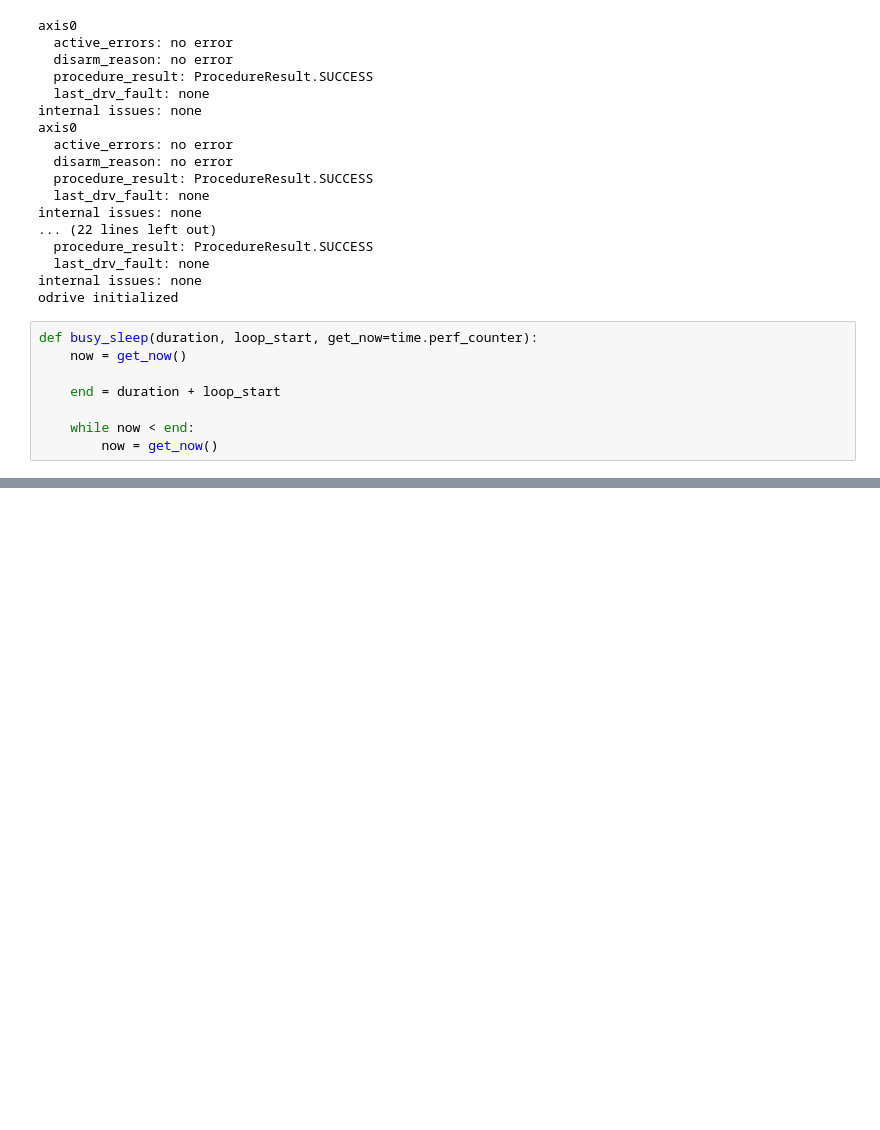
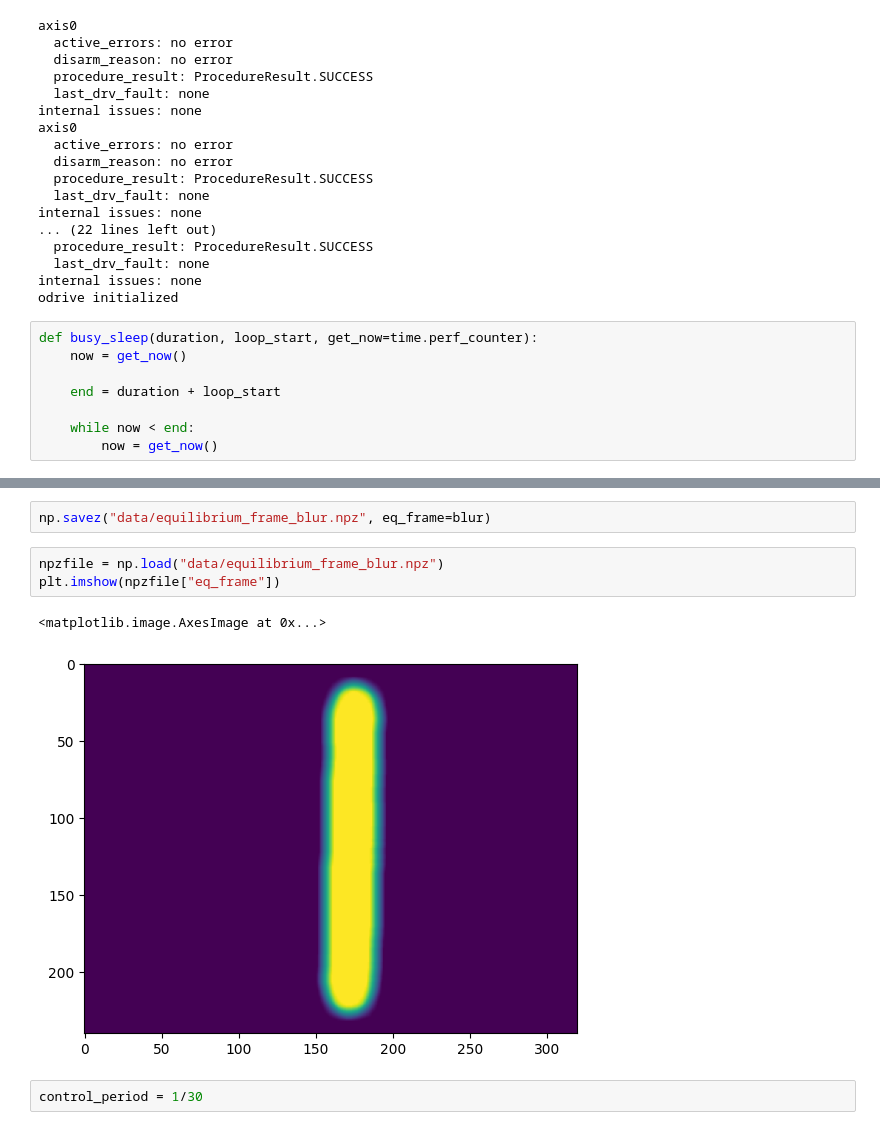
Before and after one commit to Rexlab-cartpole/Controller, a Jupyter notebook: PixelMPC.ipynb, the cells around one changed output, grey strips where cells are left out. Saved outputs shown, nothing was run; the diff lists cells and outputs as text; blank space fills up the shorter version.

```diff
--- a/PixelMPC.ipynb
+++ b/PixelMPC.ipynb
@@ -100,0 +297,10 @@ took 5.1004674434661865 seconds
+# %%
+np.savez("data/equilibrium_frame_blur.npz", eq_frame=blur)
+# %%
+npzfile = np.load("data/equilibrium_frame_blur.npz")
+plt.imshow(npzfile["eq_frame"])
+# %% [output]
+<matplotlib.image.AxesImage at 0x...>
+[figure, added]
+# %%
+control_period = 1/30
```
Also changed, not shown: parts of 18 cells of this notebook, 15 other files.
